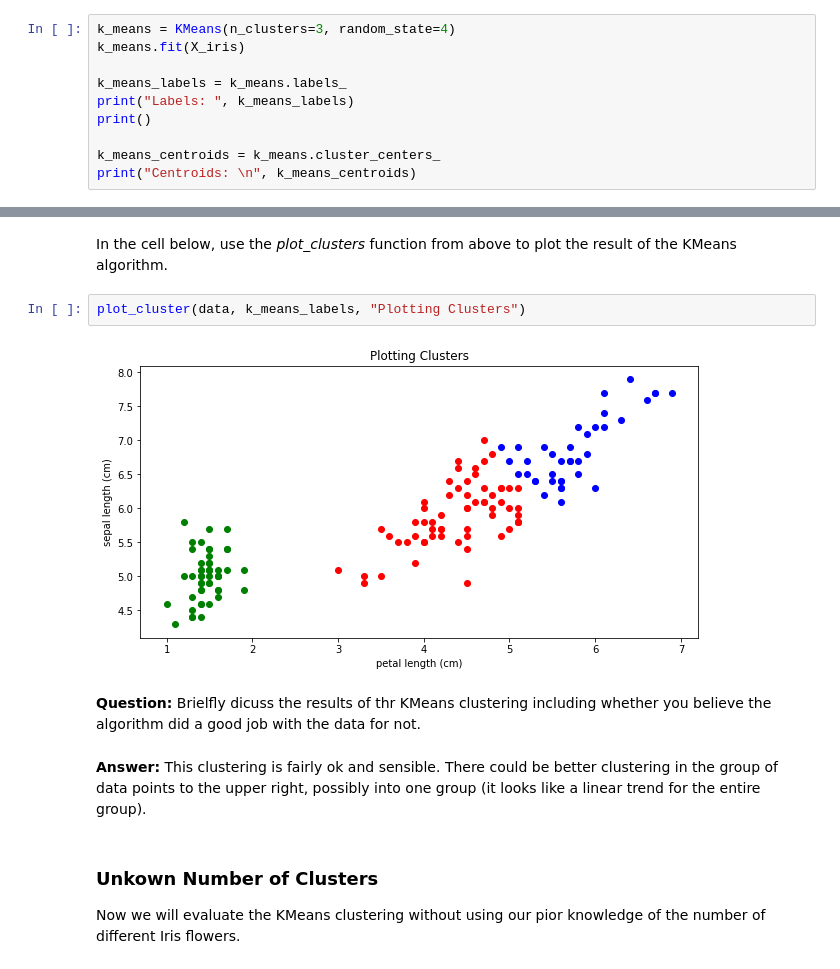
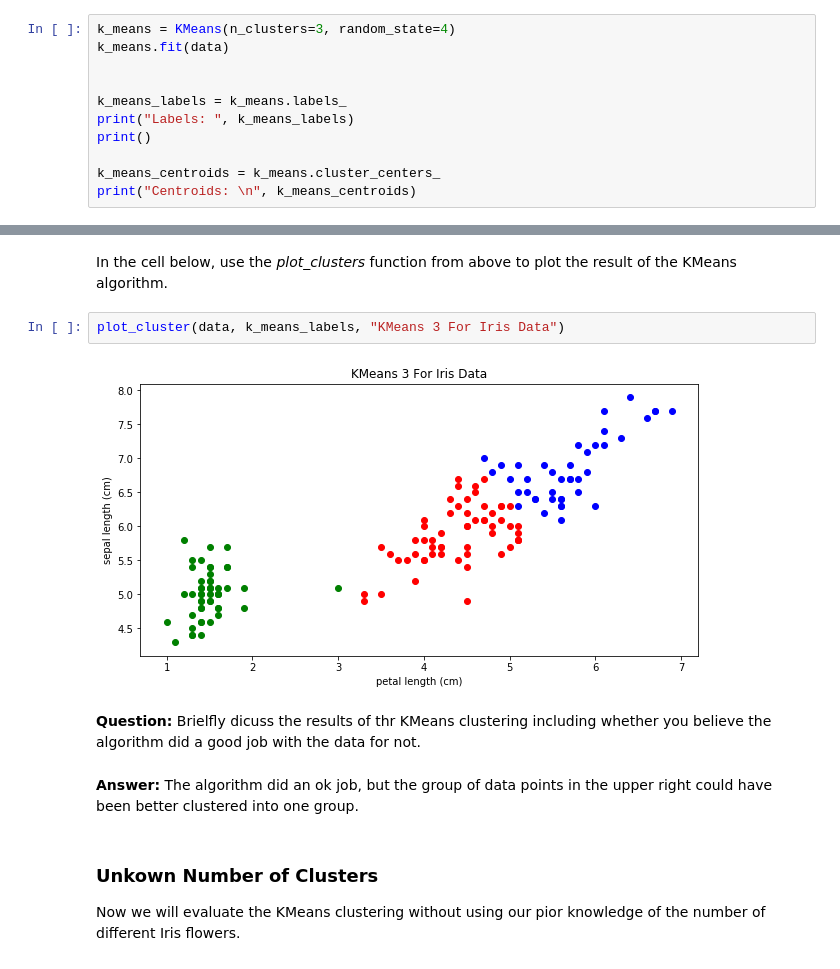
Before and after one commit to MuhammadM20/example-notebooks, a Jupyter notebook: UNIV_3360_Clustering_Homework.ipynb, the cells around one changed output, grey strips where cells are left out. Saved outputs shown, nothing was run; the diff lists cells and outputs as text.

```diff
--- a/UNIV_3360_Clustering_Homework.ipynb
+++ b/UNIV_3360_Clustering_Homework.ipynb
@@ -47,7 +45,8 @@ First, we will cluster the Iris data using K-means.
 We know from prior knowledge that this dataset contains three type of iris flowers, and as a result, three classes. In the cell below, create and fit a KMeans clustering with K=3 for the iris data. Print the labels and the centroids that KMeans produces.
 # %%
 k_means = KMeans(n_clusters=3, random_state=4)
-k_means.fit(X_iris)
+k_means.fit(data)
+
 
 k_means_labels = k_means.labels_
 print("Labels: ", k_means_labels)
@@ -89,13 +88,13 @@ def plot_cluster(data, labels, plot_title):
 # %% [markdown]
 In the cell below, use the *plot_clusters* function from above to plot the result of the KMeans algorithm.
 # %%
-plot_cluster(data, k_means_labels, "Plotting Clusters")
+plot_cluster(data, k_means_labels, "KMeans 3 For Iris Data")
 # %% [output]
-[figure, old version]
+[figure, new version]
 # %% [markdown]
 **Question:** Brielfly dicuss the results of thr KMeans clustering including whether you believe the algorithm did a good job with the data for not.
-# %% [markdown]
-**Answer:** This clustering is fairly ok and sensible. There could be better clustering in the group of data points to the upper right, possibly into one group (it looks like a linear trend for the entire group).
+# %% [markdown]
+**Answer:** The algorithm did an ok job, but the group of data points in the upper right could have been better clustered into one group.
 # %% [markdown]
 ### Unkown Number of Clusters
 
```
Also changed, not shown: parts of 37 cells of this notebook.
